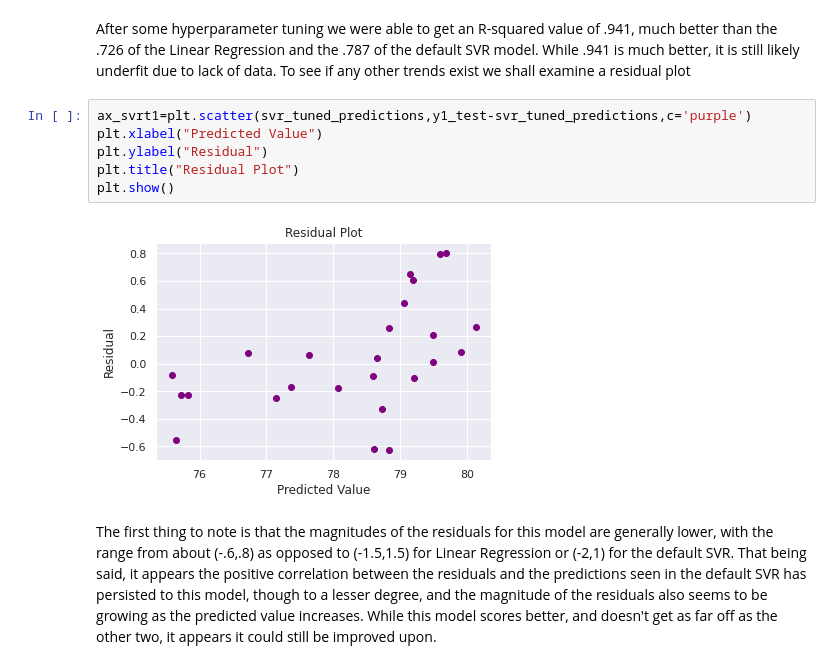
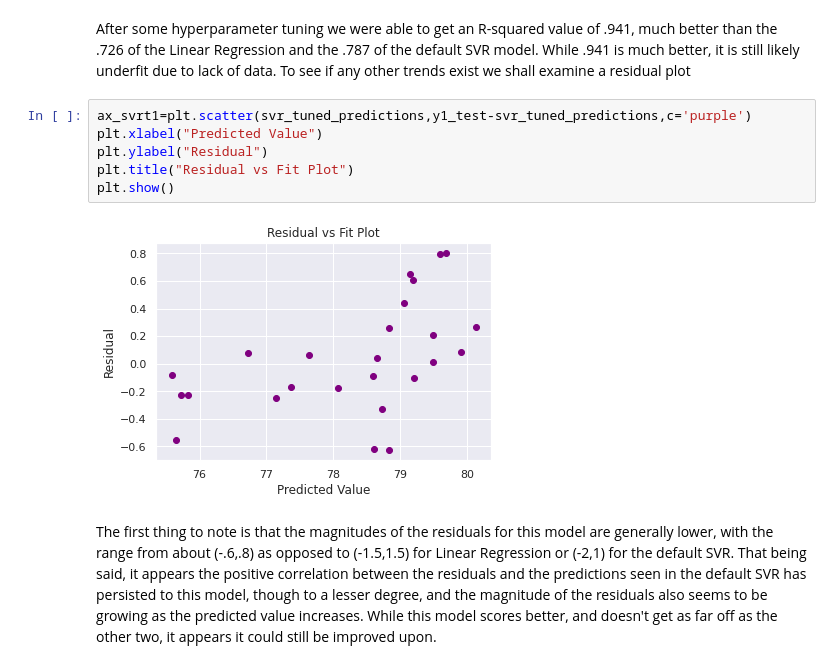
Before and after one commit to OnionYams/Dev10-Capstone, a Jupyter notebook: code/TR2_EB Model.ipynb, the cells around one changed output. Cells and saved outputs as stored; diff of their text form.

```diff
--- a/code/TR2_EB Model.ipynb
+++ b/code/TR2_EB Model.ipynb
@@ -131,11 +131,11 @@ After some hyperparameter tuning we were able to get an R-squared value of .941,
 # %%
 ax_svrt1=plt.scatter(svr_tuned_predictions,y1_test-svr_tuned_predictions,c='purple')
 plt.xlabel("Predicted Value")
 plt.ylabel("Residual")
-plt.title("Residual Plot")
+plt.title("Residual vs Fit Plot")
 plt.show()
 # %% [output]
-[figure, old version]
+[figure, new version]
 # %% [markdown]
 The first thing to note is that the magnitudes of the residuals for this model are generally lower, with the range from about (-.6,.8) as opposed to (-1.5,1.5) for Linear Regression or (-2,1) for the default SVR.  That being said, it appears the positive correlation between the residuals and the predictions seen in the default SVR has persisted to this model, though to a lesser degree, and the magnitude of the residuals also seems to be growing as the predicted value increases.  While this model scores better, and doesn't get as far off as the other two, it appears it could still be improved upon.
 # %%
```
Also changed, not shown: parts of 5 cells of this notebook.
